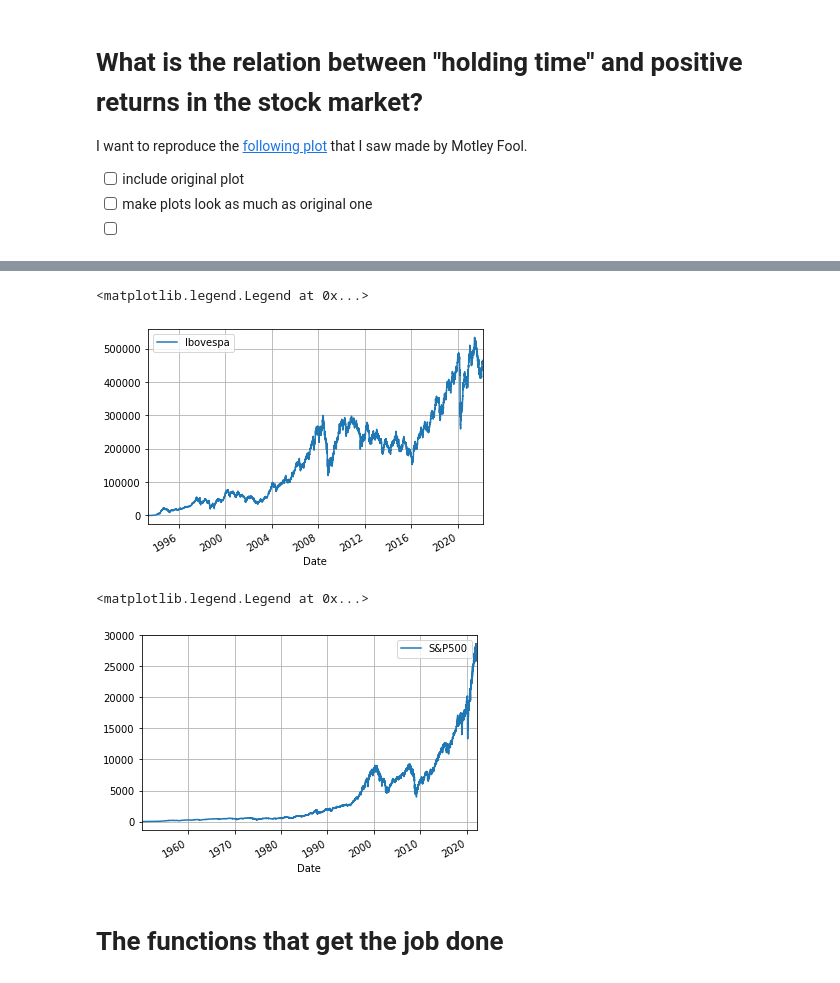
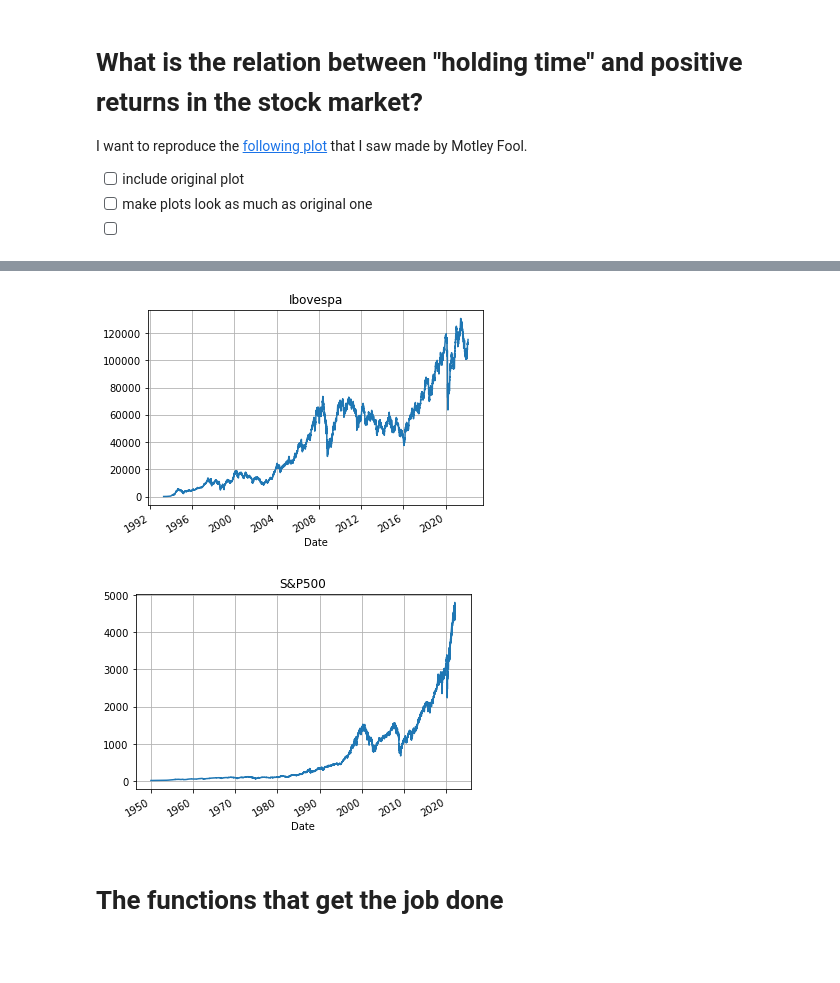
Before and after one commit to rsnemmen/positive-returns-SP500-Ibovespa, a Jupyter notebook: positive returns.ipynb, the cells around one changed output, grey strips where cells are left out. Saved outputs shown, nothing was run; the diff lists cells and outputs as text; code cells hidden in the pictures; blank space fills up the shorter version.

```diff
--- a/positive returns.ipynb
+++ b/positive returns.ipynb
@@ -26,5 +28,5 @@ import yfinance as yf
 import pandas as pd
 import tqdm
 # %%
-ibov=yf.download(tickers="^BVSP", period=periodo, interval=dt, progress=False)
-snp=yf.download(tickers="^GSPC", period=periodo, interval=dt, progress=False)
+ibovFull=yf.download(tickers="^BVSP", period=periodo, interval=dt, progress=False)
+snpFull=yf.download(tickers="^GSPC", period=periodo, interval=dt, progress=False)
@@ -35,14 +33,12 @@ snp=nf.returnsTS(snp)
 # %%
-ibov.plot(label="Ibovespa")
+ibovFull['Close'].plot()
+title("Ibovespa")
 grid()
-legend()
 # %% [output]
-<matplotlib.legend.Legend at 0x...>
-[figure, old version]
+[figure, new version]
 # %%
-snp.plot(label="S&P500")
+snpFull['Close'].plot()
+title('S&P500')
 grid()
-legend()
 # %% [output]
-<matplotlib.legend.Legend at 0x...>
-[figure, old version]
+[figure, new version]
```
Also changed, not shown: parts of 23 cells of this notebook.
